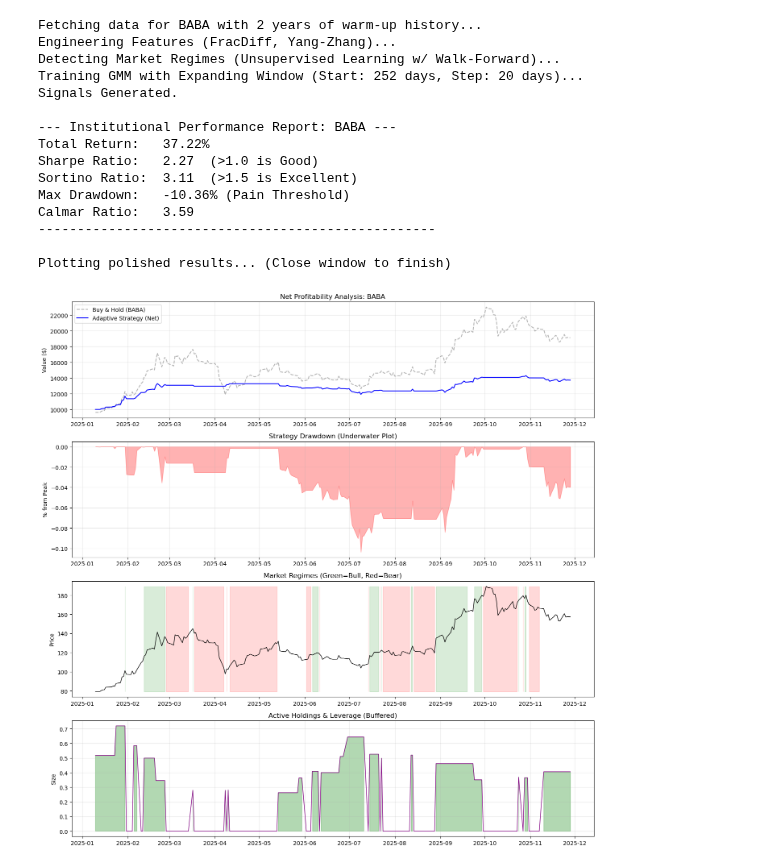
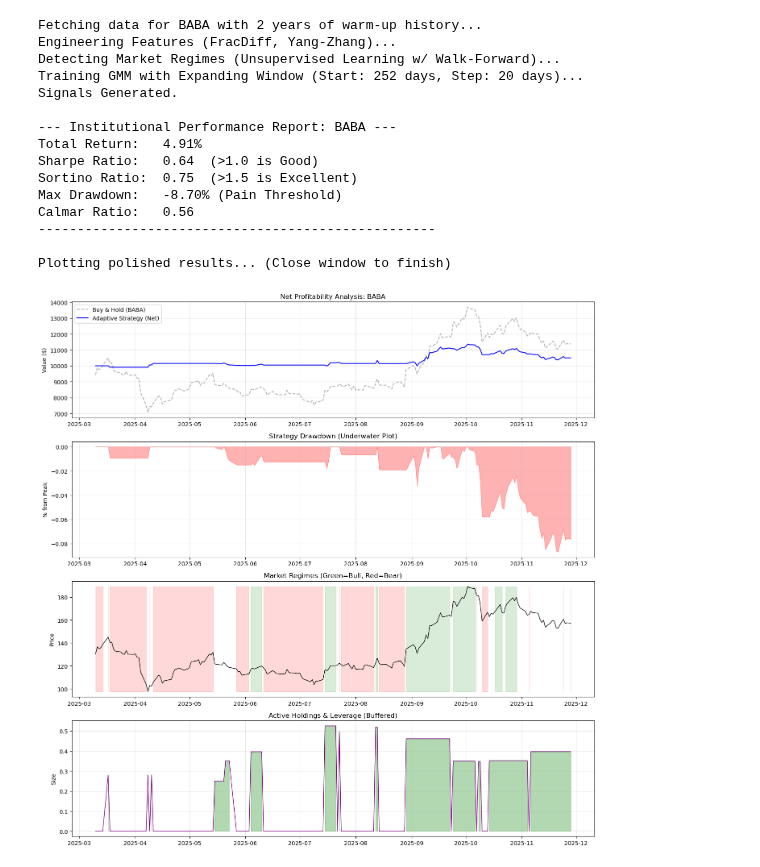
Before and after one commit to gitmichaelqiu/TradingStrategy, a Jupyter notebook: AdaptiveRegimeStrategy.ipynb, the cells around one changed output. Cells and saved outputs as stored; diff of their text form; code cells hidden in the pictures.

```diff
--- a/AdaptiveRegimeStrategy.ipynb
+++ b/AdaptiveRegimeStrategy.ipynb
@@ -431,42 +431,42 @@ class AdaptiveRegimeStrategy(Strategy):
 if __name__ == "__main__":
     # Configuration
     TICKER = "BABA"
-    START = "2025-01-10"
+    START = "2025-03-10"
     END = "2025-12-01"
 
     # Instantiate
     strategy = AdaptiveRegimeStrategy(TICKER, START, END)
 
     try:
         # Fetch with warm-up (e.g., fetch data starting 2013 for 2015 start)
         strategy.fetch_data(warmup_years=2)
         strategy.generate_signals()
 
         # Run Backtest with Transaction Costs and Trade Buffer
         # rebalance_threshold=0.1 means we only trade if size changes by >10%
         strategy.run_backtest(transaction_cost=0.0005, rebalance_threshold=0.1)
 
         strategy.performance_metrics()
 
         print("\nPlotting polished results... (Close window to finish)")
         strategy.plot_results()
 
     except Exception as e:
         print(f"An error occurred: {e}")
 # %% [output]
 Fetching data for BABA with 2 years of warm-up history...
 Engineering Features (FracDiff, Yang-Zhang)...
 Detecting Market Regimes (Unsupervised Learning w/ Walk-Forward)...
 Training GMM with Expanding Window (Start: 252 days, Step: 20 days)...
 Signals Generated.
 
 --- Institutional Performance Report: BABA ---
-Total Return:   37.22%
-Sharpe Ratio:   2.27  (>1.0 is Good)
-Sortino Ratio:  3.11  (>1.5 is Excellent)
-Max Drawdown:   -10.36% (Pain Threshold)
-Calmar Ratio:   3.59
+Total Return:   4.91%
+Sharpe Ratio:   0.64  (>1.0 is Good)
+Sortino Ratio:  0.75  (>1.5 is Excellent)
+Max Drawdown:   -8.70% (Pain Threshold)
+Calmar Ratio:   0.56
 ---------------------------------------------------
 
 Plotting polished results... (Close window to finish)
-[figure, old version]
+[figure, new version]
```
